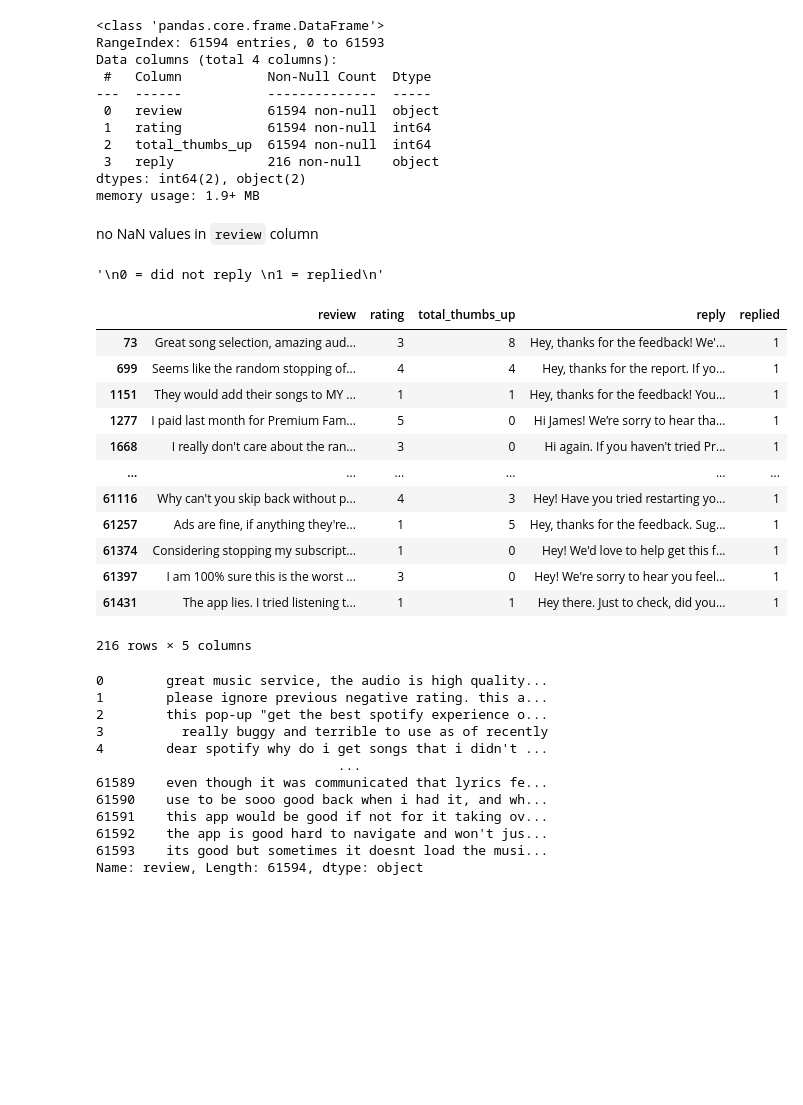
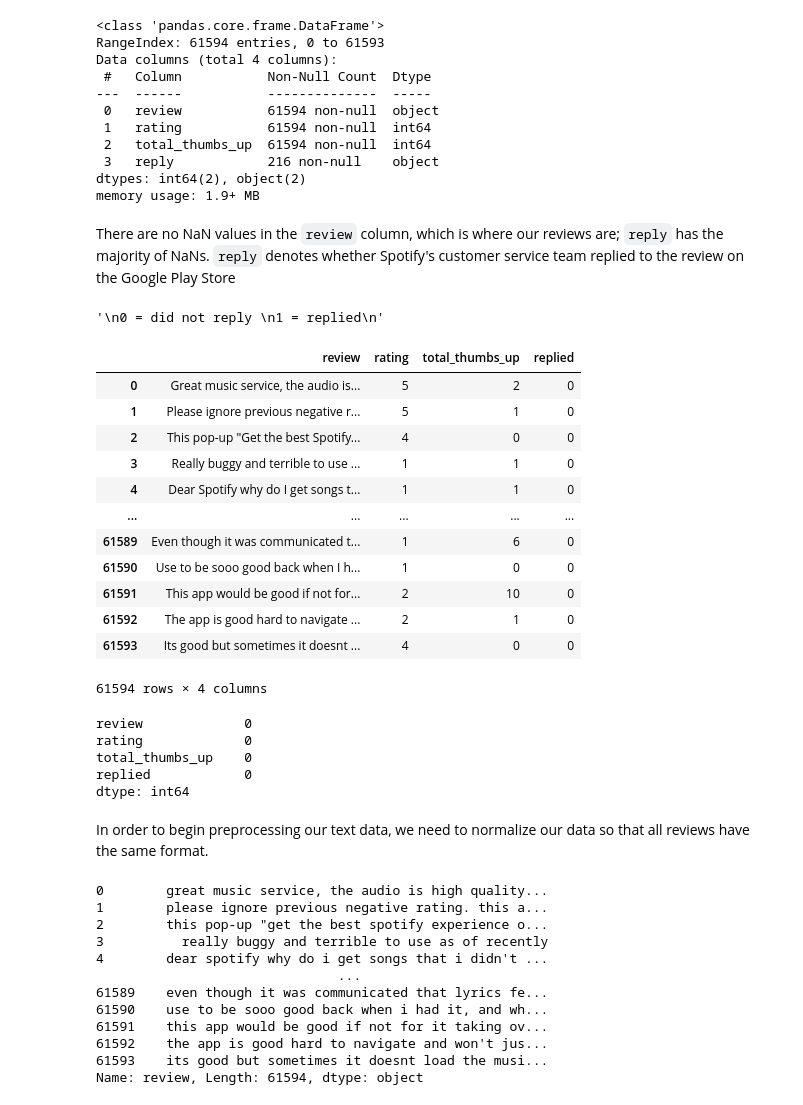
Before and after one commit to asoylatte03/spotify-app-reviews, a Jupyter notebook: data cleaning.ipynb, the cells around one changed output. Drawn from its saved outputs; the diff is of its cells as text; code cells hidden in the pictures; blank space fills up the shorter version.

```diff
--- a/data cleaning.ipynb
+++ b/data cleaning.ipynb
@@ -52,7 +58,7 @@ Data columns (total 4 columns):
 dtypes: int64(2), object(2)
 memory usage: 1.9+ MB
 # %% [markdown]
-no NaN values in `review` column
+There are no NaN values in the `review` column, which is where our reviews are; `reply` has the majority of NaNs. `reply` denotes whether Spotify's customer service team replied to the review on the Google Play Store
 # %%
 # generating a new column that maps whether Spotify replied or not
 spotify_df['replied'] = spotify_df['reply'].notna().astype(int)
@@ -65,20 +71,35 @@ spotify_df['replied'] = spotify_df['reply'].notna().astype(int)
 # %%
 # viewing updated df and records where reply == True
 spotify_df[spotify_df.replied == 1]
+
+# updated dataframe since the exact reply is not relevant
+spotify_df = spotify_df.drop(columns=['reply'])
+spotify_df
 # %% [output]
-|  | review | rating | total_thumbs_up | reply | replied |
-| 73 | Great song selection, amazing aud... | 3 | 8 | Hey, thanks for the feedback! We'... | 1 |
-| 699 | Seems like the random stopping of... | 4 | 4 | Hey, thanks for the report. If yo... | 1 |
-| 1151 | They would add their songs to MY ... | 1 | 1 | Hey, thanks for the feedback! You... | 1 |
-| 1277 | I paid last month for Premium Fam... | 5 | 0 | Hi James! We’re sorry to hear tha... | 1 |
-| 1668 | I really don't care about the ran... | 3 | 0 | Hi again. If you haven't tried Pr... | 1 |
-| ... | ... | ... | ... | ... | ... |
-| 61116 | Why can't you skip back without p... | 4 | 3 | Hey! Have you tried restarting yo... | 1 |
-| 61257 | Ads are fine, if anything they're... | 1 | 5 | Hey, thanks for the feedback. Sug... | 1 |
-| 61374 | Considering stopping my subscript... | 1 | 0 | Hey! We'd love to help get this f... | 1 |
-| 61397 | I am 100% sure this is the worst ... | 3 | 0 | Hey! We're sorry to hear you feel... | 1 |
-| 61431 | The app lies. I tried listening t... | 1 | 1 | Hey there. Just to check, did you... | 1 |
+|  | review | rating | total_thumbs_up | replied |
+| 0 | Great music service, the audio is... | 5 | 2 | 0 |
+| 1 | Please ignore previous negative r... | 5 | 1 | 0 |
+| 2 | This pop-up "Get the best Spotify... | 4 | 0 | 0 |
+| 3 | Really buggy and terrible to use ... | 1 | 1 | 0 |
+| 4 | Dear Spotify why do I get songs t... | 1 | 1 | 0 |
+| ... | ... | ... | ... | ... |
+| 61589 | Even though it was communicated t... | 1 | 6 | 0 |
+| 61590 | Use to be sooo good back when I h... | 1 | 0 | 0 |
+| 61591 | This app would be good if not for... | 2 | 10 | 0 |
+| 61592 | The app is good hard to navigate ... | 2 | 1 | 0 |
+| 61593 | Its good but sometimes it doesnt ... | 4 | 0 | 0 |
-216 rows × 5 columns
+61594 rows × 4 columns
+# %%
+# sanity check
+spotify_df.isna().sum()
+# %% [output]
+review             0
+rating             0
+total_thumbs_up    0
+replied            0
+dtype: int64
+# %% [markdown]
+In order to begin preprocessing our text data, we need to normalize our data so that all reviews have the same format.
 # %%
 # converting all review text to lowercase to normalize text
 spotify_df.review = spotify_df.review.str.lower()
```
Also changed, not shown: parts of 75 cells of this notebook.
